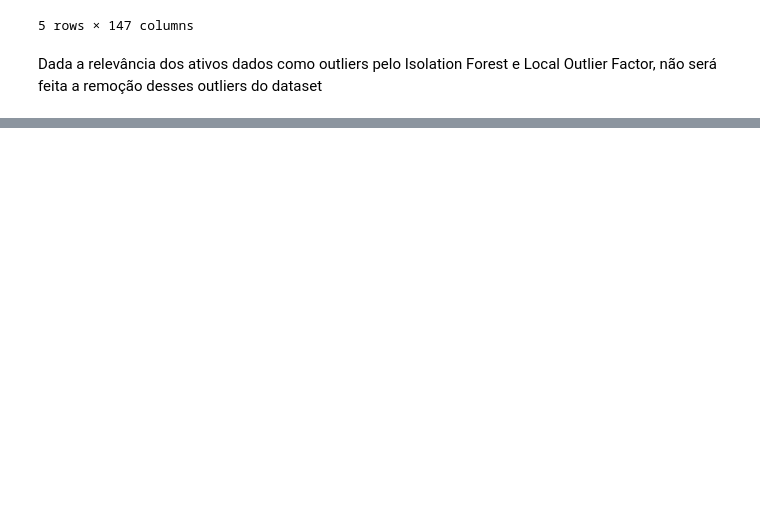
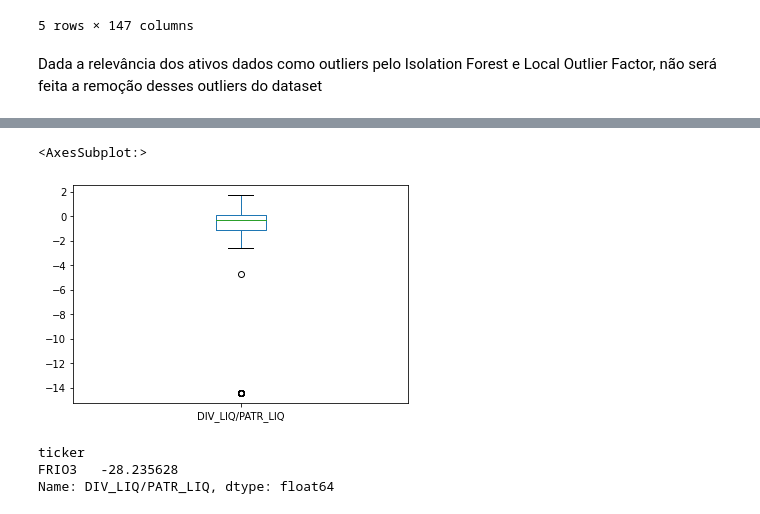
Before and after one commit to AdilsonAngelo/IF697-2020.3, a Jupyter notebook: notebooks/b3.ipynb, the cells around one changed output, grey strips where cells are left out. Drawn from its saved outputs; the diff is of its cells as text; code cells hidden in the pictures; blank space fills up the shorter version.

```diff
--- a/notebooks/b3.ipynb
+++ b/notebooks/b3.ipynb
@@ -390,0 +431,11 @@ Dada a relevância dos ativos dados como outliers pelo Isolation Forest e Local
+# %%
+acoes_full[['DIV_LIQ/PATR_LIQ']].apply(np.log10).plot.box()
+# %% [output]
+<AxesSubplot:>
+[figure, added]
+# %%
+acoes_full[acoes_full['DIV_LIQ/PATR_LIQ'] == acoes_full['DIV_LIQ/PATR_LIQ'].min()]['DIV_LIQ/PATR_LIQ']
+# %% [output]
+ticker
+FRIO3   -28.235628
+Name: DIV_LIQ/PATR_LIQ, dtype: float64
```
Also changed, not shown: parts of 26 cells of this notebook.
